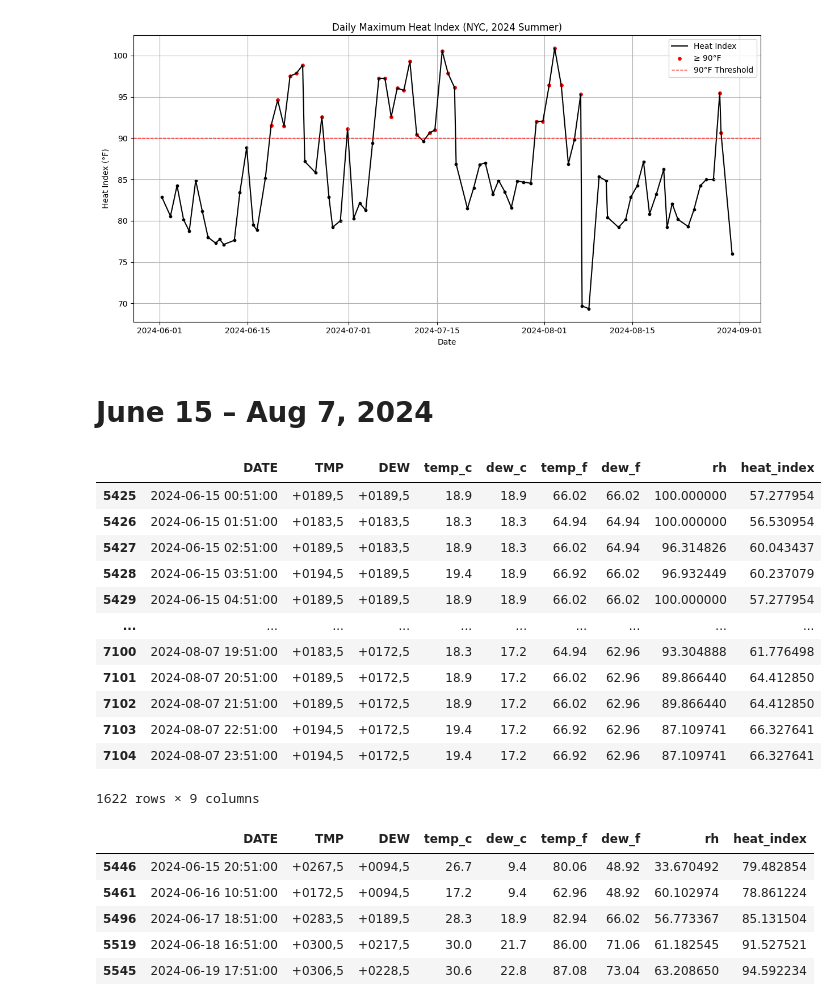
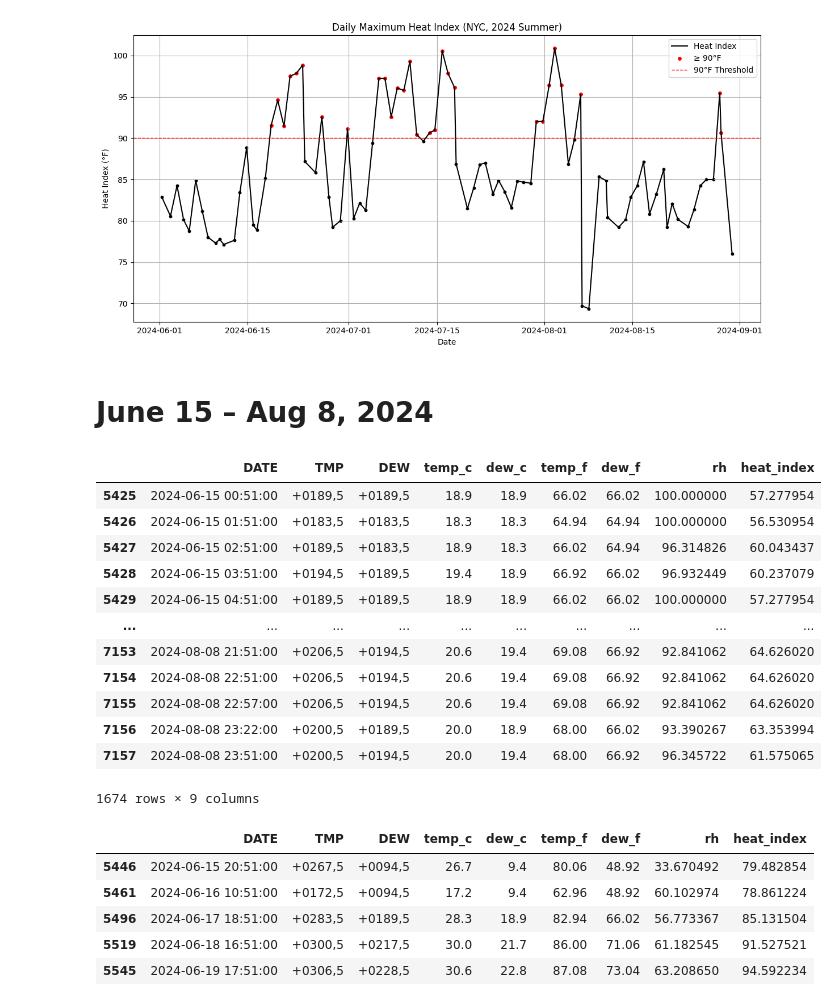
Before and after one commit to wherehaveyubin/research, a Jupyter notebook: 2025-Heat/heat-index.ipynb, the cells around one changed output. Drawn from its saved outputs; the diff is of its cells as text; code cells hidden in the pictures.

```diff
--- a/2025-Heat/heat-index.ipynb
+++ b/2025-Heat/heat-index.ipynb
@@ -13,7 +13,7 @@ workspace = 'D:/heat/data/'
 # June 1 – Aug 31, 2024
 # %%
 # Import climatological Data
-weather = pd.read_csv(workspace + '2024_72505394728.csv', low_memory=False)
+weather = pd.read_csv(workspace + 'NOAA/2024_72505394728.csv', low_memory=False)
 weather = weather[(weather['TMP'] != '+9999,9') & (weather['DEW'] != '+9999,9')] # Extract outliers
 weather = weather[['DATE', 'TMP', 'DEW']] # Select only date, temperature, and dew point columns
 
@@ -235,27 +235,27 @@ plt.show()
 # %% [output]
 [figure]
 # %% [markdown]
-# June 15 – Aug 7, 2024
+# June 15 – Aug 8, 2024
 # %%
 # Set start and end dates
 start_date = '2024-06-15'
-end_date = '2024-08-08'
+end_date = '2024-08-09'
 weather = weather[(weather['DATE'] >= start_date) & (weather['DATE'] <= end_date)]
 weather
 # %% [output]
 |  | DATE | TMP | DEW | temp_c | dew_c | temp_f | dew_f | rh | heat_index |
 | 5425 | 2024-06-15 00:51:00 | +0189,5 | +0189,5 | 18.9 | 18.9 | 66.02 | 66.02 | 100.000000 | 57.277954 |
 | 5426 | 2024-06-15 01:51:00 | +0183,5 | +0183,5 | 18.3 | 18.3 | 64.94 | 64.94 | 100.000000 | 56.530954 |
 | 5427 | 2024-06-15 02:51:00 | +0189,5 | +0183,5 | 18.9 | 18.3 | 66.02 | 64.94 | 96.314826 | 60.043437 |
 | 5428 | 2024-06-15 03:51:00 | +0194,5 | +0189,5 | 19.4 | 18.9 | 66.92 | 66.02 | 96.932449 | 60.237079 |
 | 5429 | 2024-06-15 04:51:00 | +0189,5 | +0189,5 | 18.9 | 18.9 | 66.02 | 66.02 | 100.000000 | 57.277954 |
 | ... | ... | ... | ... | ... | ... | ... | ... | ... | ... |
-| 7100 | 2024-08-07 19:51:00 | +0183,5 | +0172,5 | 18.3 | 17.2 | 64.94 | 62.96 | 93.304888 | 61.776498 |
-| 7101 | 2024-08-07 20:51:00 | +0189,5 | +0172,5 | 18.9 | 17.2 | 66.02 | 62.96 | 89.866440 | 64.412850 |
-| 7102 | 2024-08-07 21:51:00 | +0189,5 | +0172,5 | 18.9 | 17.2 | 66.02 | 62.96 | 89.866440 | 64.412850 |
-| 7103 | 2024-08-07 22:51:00 | +0194,5 | +0172,5 | 19.4 | 17.2 | 66.92 | 62.96 | 87.109741 | 66.327641 |
-| 7104 | 2024-08-07 23:51:00 | +0194,5 | +0172,5 | 19.4 | 17.2 | 66.92 | 62.96 | 87.109741 | 66.327641 |
+| 7153 | 2024-08-08 21:51:00 | +0206,5 | +0194,5 | 20.6 | 19.4 | 69.08 | 66.92 | 92.841062 | 64.626020 |
+| 7154 | 2024-08-08 22:51:00 | +0206,5 | +0194,5 | 20.6 | 19.4 | 69.08 | 66.92 | 92.841062 | 64.626020 |
+| 7155 | 2024-08-08 22:57:00 | +0206,5 | +0194,5 | 20.6 | 19.4 | 69.08 | 66.92 | 92.841062 | 64.626020 |
+| 7156 | 2024-08-08 23:22:00 | +0200,5 | +0189,5 | 20.0 | 18.9 | 68.00 | 66.02 | 93.390267 | 63.353994 |
+| 7157 | 2024-08-08 23:51:00 | +0200,5 | +0194,5 | 20.0 | 19.4 | 68.00 | 66.92 | 96.345722 | 61.575065 |
-1622 rows × 9 columns
+1674 rows × 9 columns
 # %%
 # Extract the row with the highest 'heat_index' for each date
 max_hi_per_day = weather.loc[weather.groupby(weather['DATE'].dt.date)['heat_index'].idxmax()]
```
Also changed, not shown: parts of 2 cells of this notebook.
